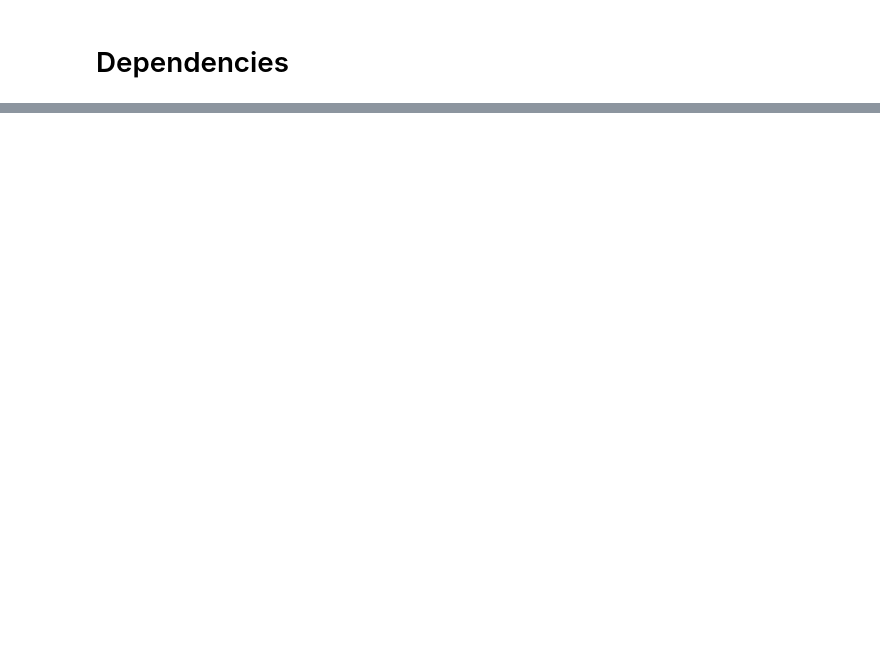
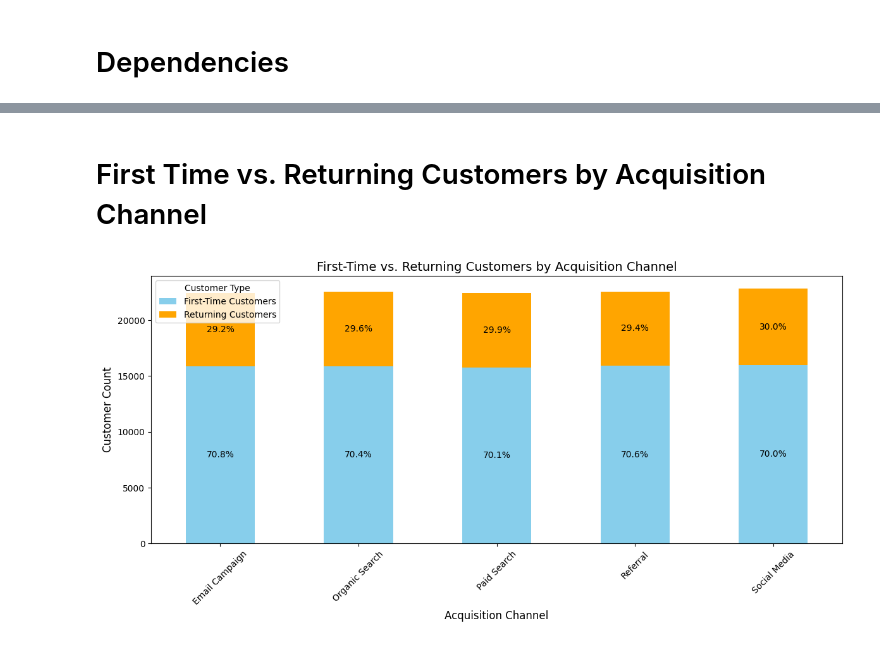
Before and after one commit to bhuggard/CirkulAssesment, a Jupyter notebook: exploration.ipynb, the cells around one changed output, grey strips where cells are left out. Cells and saved outputs as stored; diff of their text form; code cells hidden in the pictures; blank space fills up the shorter version.

```diff
--- a/exploration.ipynb
+++ b/exploration.ipynb
@@ -39,0 +117,56 @@ cleaned
+# %% [markdown]
+# First Time vs. Returning Customers by Acquisition Channel
+# %%
+customer_analysis = (
+    cirkul.groupby(['AcquisitionChannel', 'IsRepeatOrder'])
+        .size()
+        .reset_index(name='CustomerCount')
+)
+
+
+#Creating pivot
+pivot_channel = customer_analysis.pivot(
+    index='AcquisitionChannel',
+    columns='IsRepeatOrder',
+    values='CustomerCount'
+)
+
+#Identifier naming
+pivot_channel.columns = ['First-Time Customers', 'Returning Customers']
+
+#Make percentages
+pivot_channel['Total Customers'] = pivot_channel.sum(axis=1)
+pivot_channel['First-Time %'] = (pivot_channel['First-Time Customers'] / pivot_channel['Total Customers']) * 100
+pivot_channel['Returning %'] = (pivot_channel['Returning Customers'] / pivot_channel['Total Customers']) * 100
+
+#Plotting
+fig, ax = plt.subplots(figsize=(12, 6))
+
+bars = pivot_channel[['First-Time Customers', 'Returning Customers']].plot(
+    kind='bar', stacked=True, ax=ax, color=['skyblue', 'orange']
+)
+
+#Annotations, finnicky
+for i, (ft_percent, rt_percent) in enumerate(zip(pivot_channel['First-Time %'], pivot_channel['Returning %'])):
+    ax.text(i,
+            pivot_channel['First-Time Customers'].iloc[i] / 2,
+            f"{ft_percent:.1f}%",
+            ha='center',
+            va='center',
+            color='black')
+    ax.text(i,
+            pivot_channel['First-Time Customers'].iloc[i] + pivot_channel['Returning Customers'].iloc[i] / 2,
+            f"{rt_percent:.1f}%",
+            ha='center',
+            va='center',
+            color='black')
+
+ax.set_title('First-Time vs. Returning Customers by Acquisition Channel', fontsize=14)
+ax.set_xlabel('Acquisition Channel', fontsize=12)
+ax.set_ylabel('Customer Count', fontsize=12)
+plt.xticks(rotation=45)
+plt.legend(title='Customer Type')
+plt.tight_layout()
+plt.show()
+# %% [output]
+[figure, added]
```
Also changed, not shown: parts of 33 cells of this notebook, 10 other files.
